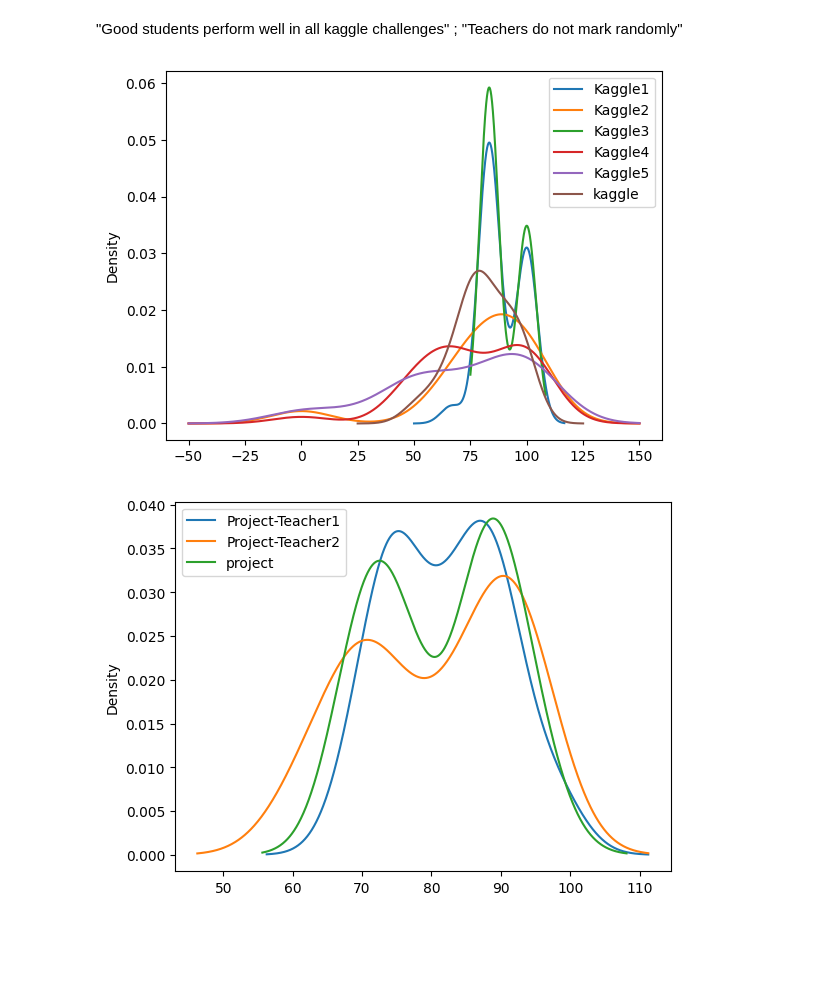
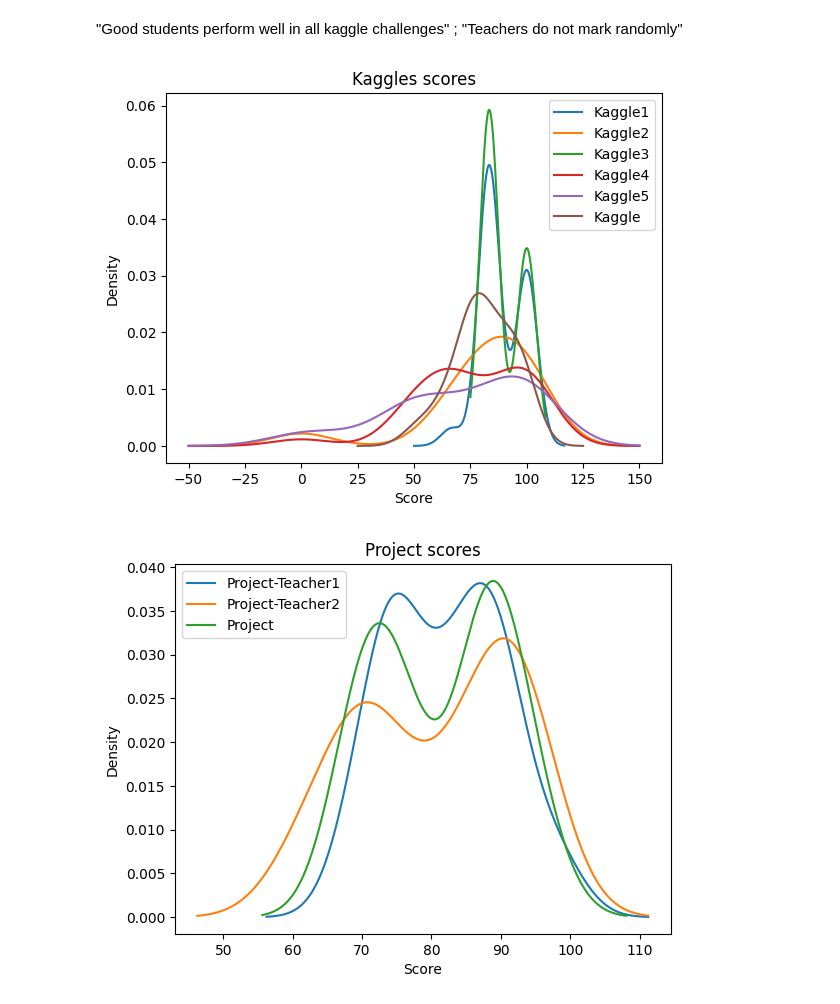
Before and after one commit to pauldubois98/MarkingCorrelation, a Jupyter notebook: analysis.ipynb, the cells around one changed output. Saved outputs shown, nothing was run; the diff lists cells and outputs as text; code cells hidden in the pictures; blank space fills up the shorter version.

Commit message:
added label & title to kde plots

```diff
--- a/analysis.ipynb
+++ b/analysis.ipynb
@@ -31,8 +31,8 @@ Project-Teacher2: 16.166666666666668 +/- 2.2446517632945957
 data.iloc[:, 0:5] = data.iloc[:, 0:5] / 6 * 100
 data.iloc[:, 5:7] = data.iloc[:, 5:7] / 20 * 100
 # create a new column with the mean of all the kaggle scores (first 5 columns)
-data["kaggle"] = data.iloc[:, 0:5].mean(axis=1)
+data["Kaggle"] = data.iloc[:, 0:5].mean(axis=1)
 # create a new column with the mean of all the project scores (last 2 columns)
-data["project"] = data.iloc[:, 5:7].mean(axis=1)
+data["Project"] = data.iloc[:, 5:7].mean(axis=1)
 data.head()
 # %% [output]
@@ -70,24 +70,28 @@ project variance if both independent: 6.948503087478278
 # %%
 # plot the density of data points for kaggle column
 data["Kaggle1"].plot.kde()
 data["Kaggle2"].plot.kde()
 data["Kaggle3"].plot.kde()
 data["Kaggle4"].plot.kde()
 data["Kaggle5"].plot.kde()
-data["kaggle"].plot.kde()
+data["Kaggle"].plot.kde()
 plt.legend()
+plt.xlabel("Score")
+plt.title("Kaggles scores")
 plt.show()
 # %% [output]
-[figure, old version]
+[figure, new version]
 # %%
 # plot the density of data points for kaggle column
 data["Project-Teacher1"].plot.kde()
 data["Project-Teacher2"].plot.kde()
-data["project"].plot.kde()
+data["Project"].plot.kde()
 plt.legend()
+plt.xlabel("Score")
+plt.title("Project scores")
 plt.show()
 # %% [output]
-[figure, old version]
+[figure, new version]
 # %%
 # calculate the correlation between all columns
 data.corr()
```
Also changed, not shown: parts of 3 cells of this notebook.
